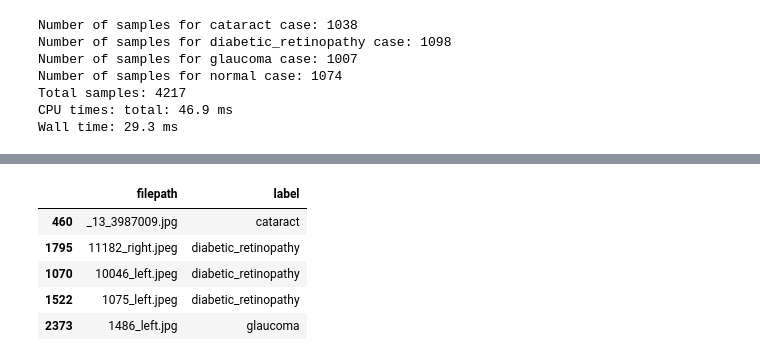
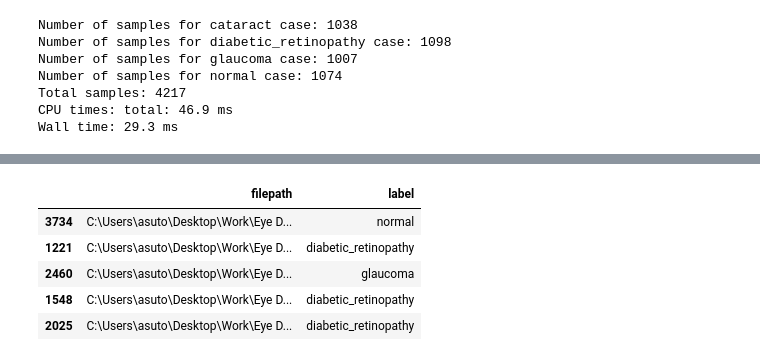
Before and after one commit to AsutoshDalei/Optic-Diseases, a Jupyter notebook: notebooks/OpticDiseasesExploration.ipynb, the cells around one changed output, grey strips where cells are left out. Cells and saved outputs as stored; diff of their text form; code cells hidden in the pictures.

Commit message:
image data exploration

```diff
--- a/notebooks/OpticDiseasesExploration.ipynb
+++ b/notebooks/OpticDiseasesExploration.ipynb
@@ -46,7 +47,7 @@ for disease in tqdm(os.listdir(dataPath)):
     diseasePath = os.path.join(dataPath,disease)
 
     for path in os.listdir(diseasePath):
-        diseaseMap['filepath'].append(path)
+        diseaseMap['filepath'].append(os.path.join(dataPath,disease,path))
         diseaseMap['label'].append(disease)
 
 opticDf = pd.DataFrame(diseaseMap).sample(frac=1)
@@ -57,8 +58,8 @@ Wall time: 29.3 ms
 |  | filepath | label |
-| 460 | _13_3987009.jpg | cataract |
-| 1795 | 11182_right.jpeg | diabetic_retinopathy |
-| 1070 | 10046_left.jpeg | diabetic_retinopathy |
-| 1522 | 1075_left.jpeg | diabetic_retinopathy |
-| 2373 | 1486_left.jpg | glaucoma |
+| 3734 | C:\Users\asuto\Desktop\Work\Eye D... | normal |
+| 1221 | C:\Users\asuto\Desktop\Work\Eye D... | diabetic_retinopathy |
+| 2460 | C:\Users\asuto\Desktop\Work\Eye D... | glaucoma |
+| 1548 | C:\Users\asuto\Desktop\Work\Eye D... | diabetic_retinopathy |
+| 2025 | C:\Users\asuto\Desktop\Work\Eye D... | diabetic_retinopathy |
 # %%
 opticDf.to_csv(r"C:\Users\asuto\Desktop\Work\Eye Diseases\opticDiseasesDataframe.csv",index=False)
```
Also changed, not shown: parts of 6 cells of this notebook, 1 other file.
